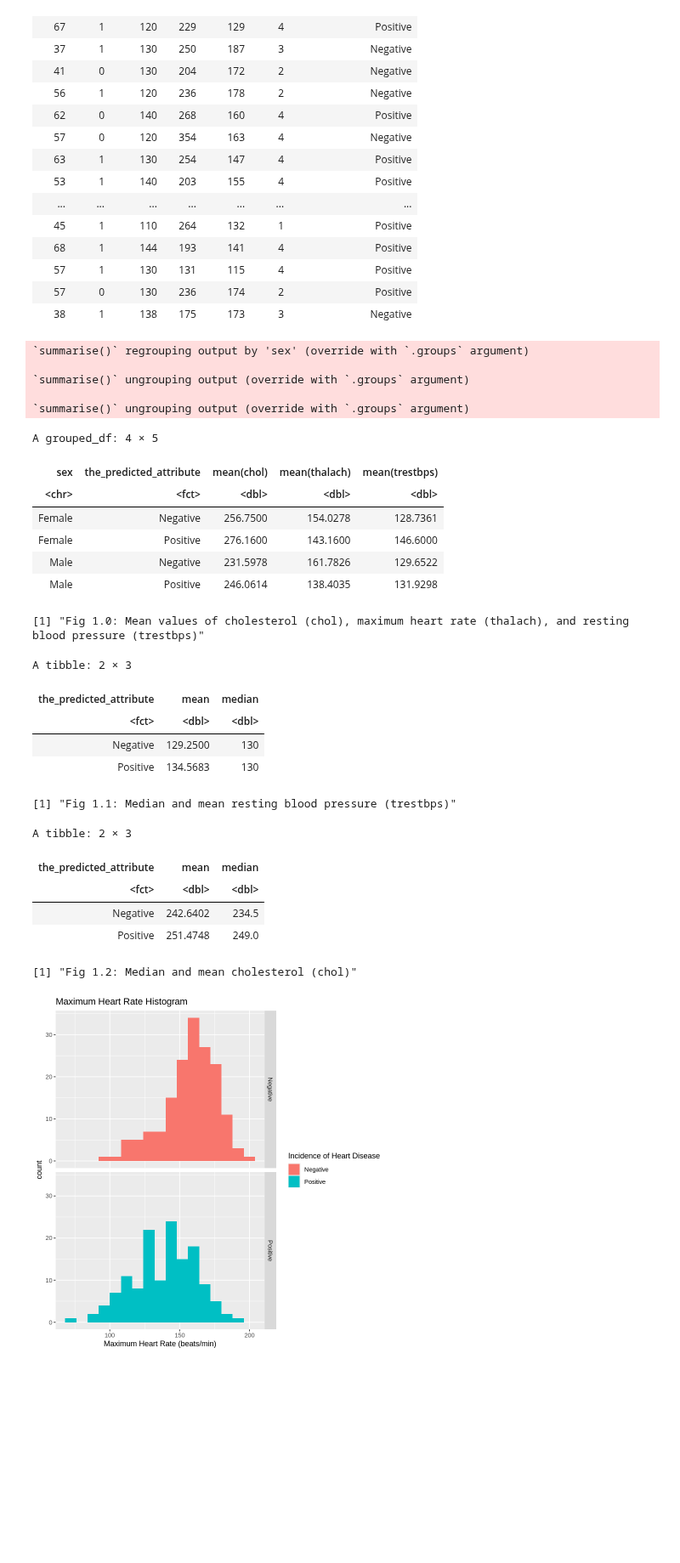
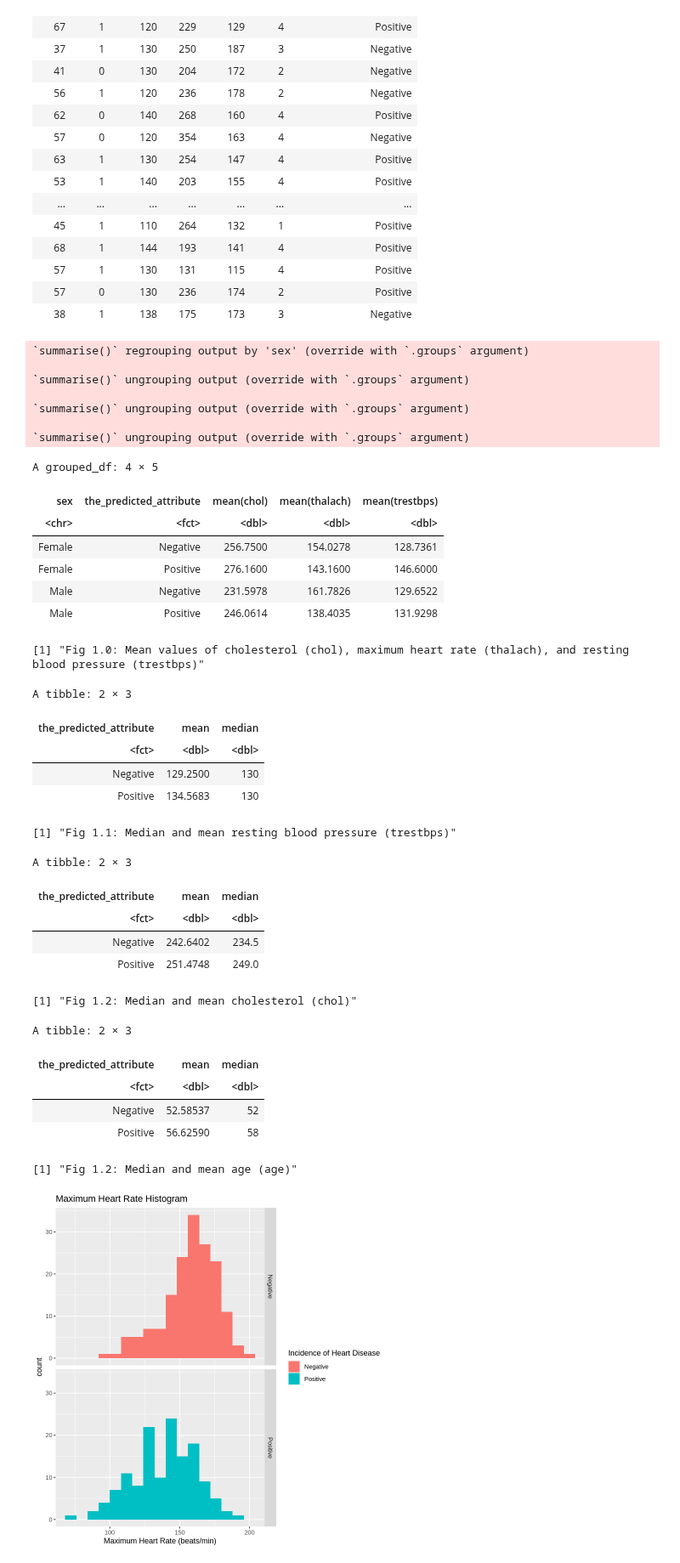
Before and after one commit to AnthonyH504/dsci100_group21_project, a Jupyter notebook: Group Project Report.ipynb, the cells around one changed output. Shown at 85% size. Saved outputs shown, nothing was run; the diff lists cells and outputs as text; code cells hidden in the pictures; blank space fills up the shorter version.

Commit message:
Made edits to methods and added age table (still waiting on final graph)

```diff
--- a/Group Project Report.ipynb
+++ b/Group Project Report.ipynb
@@ -121,39 +105,54 @@ HD_summarize_3 <- HD_mutated %>%
                 group_by(the_predicted_attribute)%>%
                 summarize(mean=mean(chol),median=median(chol))
 
+# Data frame used to find the mean age in the data set
+HD_summarize_4 <- HD_mutated %>%
+                group_by(the_predicted_attribute)%>%
+                summarize(mean=mean(age),median=median(age))
+
 # Printing out data frames for exploratory data analysis
 HD_summarize
-print("Fig 1.0: Mean values of cholesterol (chol), maximum heart rate (thalach), and resting blood pressure (trestbps)")
+paste("Fig 1.0: Mean values of cholesterol (chol), maximum heart rate (thalach), and resting blood pressure (trestbps)")
 HD_summarize_2
-print("Fig 1.1: Median and mean resting blood pressure (trestbps)")
+paste("Fig 1.1: Median and mean resting blood pressure (trestbps)")
 HD_summarize_3
-print("Fig 1.2: Median and mean cholesterol (chol)")
+paste("Fig 1.2: Median and mean cholesterol (chol)")
+HD_summarize_4
+paste("Fig 1.3: Median and mean age (age)")
 # %% [output]
 `summarise()` regrouping output by 'sex' (override with `.groups` argument)
 
 `summarise()` ungrouping output (override with `.groups` argument)
 
 `summarise()` ungrouping output (override with `.groups` argument)
+
+`summarise()` ungrouping output (override with `.groups` argument)
 A grouped_df: 4 × 5
 | sex | the_predicted_attribute | mean(chol) | mean(thalach) | mean(trestbps) |
 | <chr> | <fct> | <dbl> | <dbl> | <dbl> |
 | Female | Negative | 256.7500 | 154.0278 | 128.7361 |
 | Female | Positive | 276.1600 | 143.1600 | 146.6000 |
 | Male | Negative | 231.5978 | 161.7826 | 129.6522 |
 | Male | Positive | 246.0614 | 138.4035 | 131.9298 |
 [1] "Fig 1.0: Mean values of cholesterol (chol), maximum heart rate (thalach), and resting blood pressure (trestbps)"
 A tibble: 2 × 3
 | the_predicted_attribute | mean | median |
 | <fct> | <dbl> | <dbl> |
 | Negative | 129.2500 | 130 |
 | Positive | 134.5683 | 130 |
 [1] "Fig 1.1: Median and mean resting blood pressure (trestbps)"
 A tibble: 2 × 3
 | the_predicted_attribute | mean | median |
 | <fct> | <dbl> | <dbl> |
 | Negative | 242.6402 | 234.5 |
 | Positive | 251.4748 | 249.0 |
 [1] "Fig 1.2: Median and mean cholesterol (chol)"
+A tibble: 2 × 3
+| the_predicted_attribute | mean | median |
+| <fct> | <dbl> | <dbl> |
+| Negative | 52.58537 | 52 |
+| Positive | 56.62590 | 58 |
+[1] "Fig 1.2: Median and mean age (age)"
 # %%
 # Plot used to visualize thalach
 thalach_plot <- ggplot(HD_mutated,aes(x=thalach,fill=the_predicted_attribute))+
```
Also changed, not shown: parts of 5 cells of this notebook.
